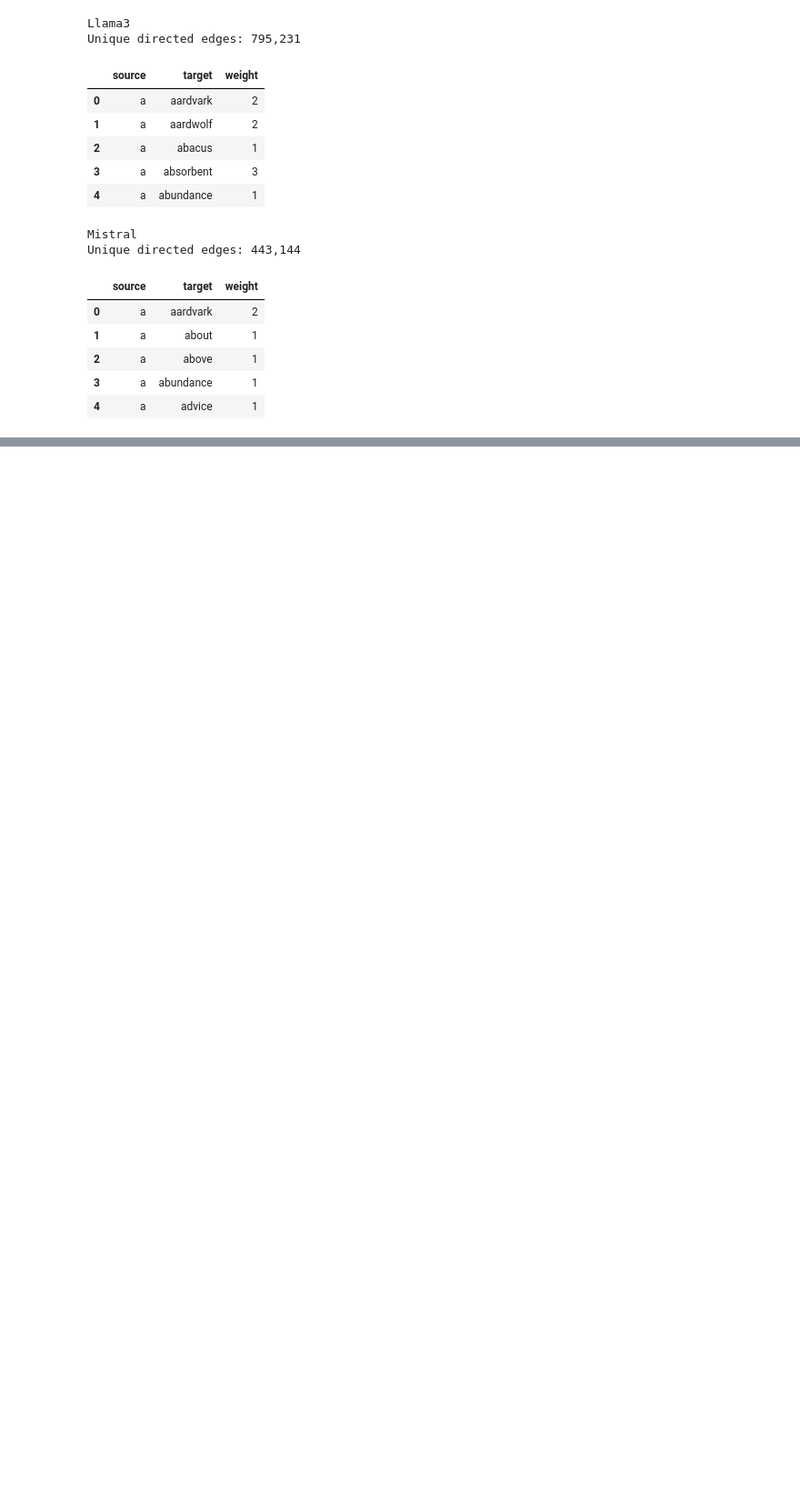
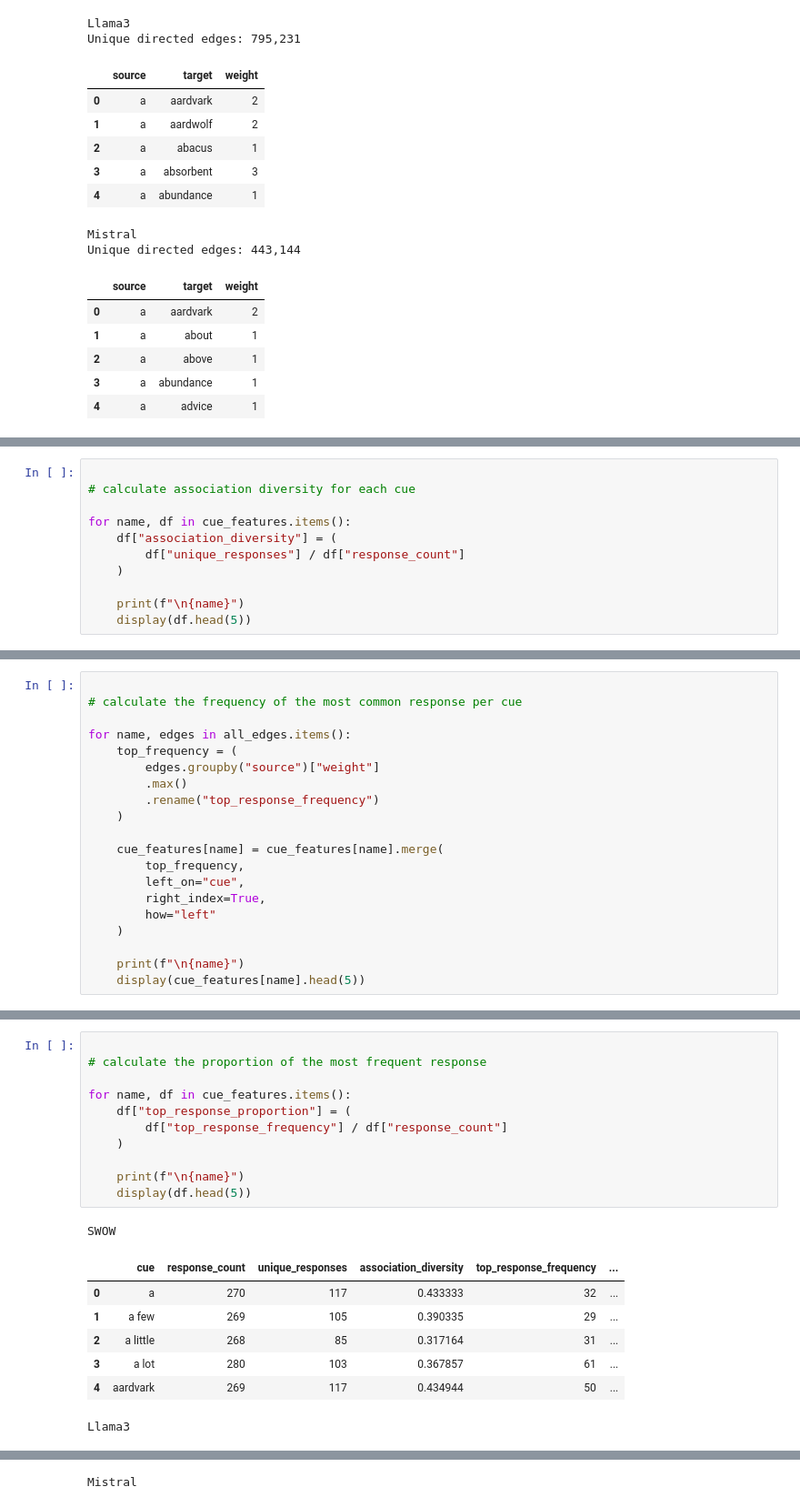
Before and after one commit to domnudragota/llm-eda, a Jupyter notebook: EDA_llm_cognition.ipynb, the cells around one changed output, grey strips where cells are left out. Shown at 91% size. Saved outputs shown, nothing was run; the diff lists cells and outputs as text; blank space fills up the shorter version.

```diff
--- a/EDA_llm_cognition.ipynb
+++ b/EDA_llm_cognition.ipynb
@@ -1031,0 +1140,11 @@ display(network_summary_df)
+# %%
+
+# calculate association diversity for each cue
+
+for name, df in cue_features.items():
+    df["association_diversity"] = (
+        df["unique_responses"] / df["response_count"]
+    )
+
+    print(f"\n{name}")
+    display(df.head(5))
@@ -1031,0 +1215,20 @@ display(network_summary_df)
+# %%
+
+# calculate the frequency of the most common response per cue
+
+for name, edges in all_edges.items():
+    top_frequency = (
+        edges.groupby("source")["weight"]
+        .max()
+        .rename("top_response_frequency")
+    )
+
+    cue_features[name] = cue_features[name].merge(
+        top_frequency,
+        left_on="cue",
+        right_index=True,
+        how="left"
+    )
+
+    print(f"\n{name}")
+    display(cue_features[name].head(5))
@@ -1031,0 +1275,20 @@ display(network_summary_df)
+# %%
+
+# calculate the proportion of the most frequent response
+
+for name, df in cue_features.items():
+    df["top_response_proportion"] = (
+        df["top_response_frequency"] / df["response_count"]
+    )
+
+    print(f"\n{name}")
+    display(df.head(5))
+# %% [output]
+SWOW
+|  | cue | response_count | unique_responses | association_diversity | top_response_frequency | ... |
+| 0 | a | 270 | 117 | 0.433333 | 32 | ... |
+| 1 | a few | 269 | 105 | 0.390335 | 29 | ... |
+| 2 | a little | 268 | 85 | 0.317164 | 31 | ... |
+| 3 | a lot | 280 | 103 | 0.367857 | 61 | ... |
+| 4 | aardvark | 269 | 117 | 0.434944 | 50 | ... |
+Llama3
@@ -1031,0 +1301 @@ display(network_summary_df)
+Mistral
```
Also changed, not shown: parts of 20 cells of this notebook.
